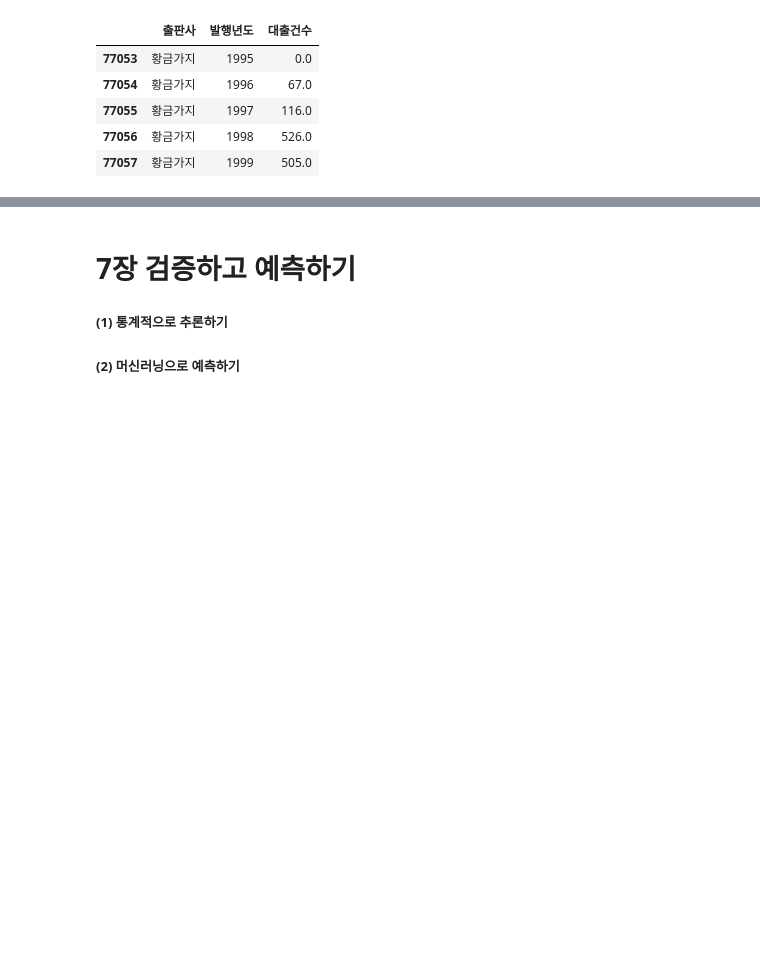
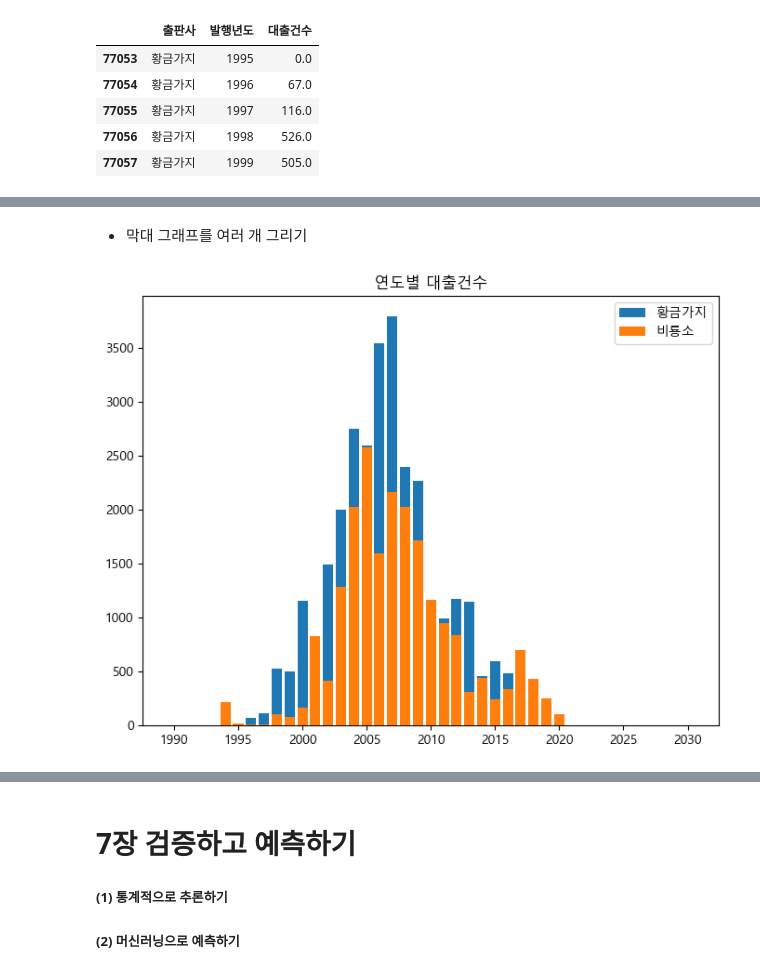
Before and after one commit to yccho1004/pythonBasic, a Jupyter notebook: HonGong-DataAnalysis_py/basics_DA.ipynb, the cells around one changed output, grey strips where cells are left out. Drawn from its saved outputs; the diff is of its cells as text; code cells hidden in the pictures; blank space fills up the shorter version.

```diff
--- a/HonGong-DataAnalysis_py/basics_DA.ipynb
+++ b/HonGong-DataAnalysis_py/basics_DA.ipynb
@@ -1220,0 +1265,12 @@ fig.show()
+# %% [markdown]
+* 막대 그래프를 여러 개 그리기
+# %%
+import matplotlib.pyplot as plt
+fig, ax = plt.subplots(figsize=(8,6))
+ax.bar(line1['발행년도'], line1['대출건수'], label='황금가지')
+ax.bar(line2['발행년도'], line2['대출건수'], label='비룡소')
+ax.set_title('연도별 대출건수')
+ax.legend()
+fig.show()
+# %% [output]
+[figure, added]
```
Also changed, not shown: parts of 15 cells of this notebook.
